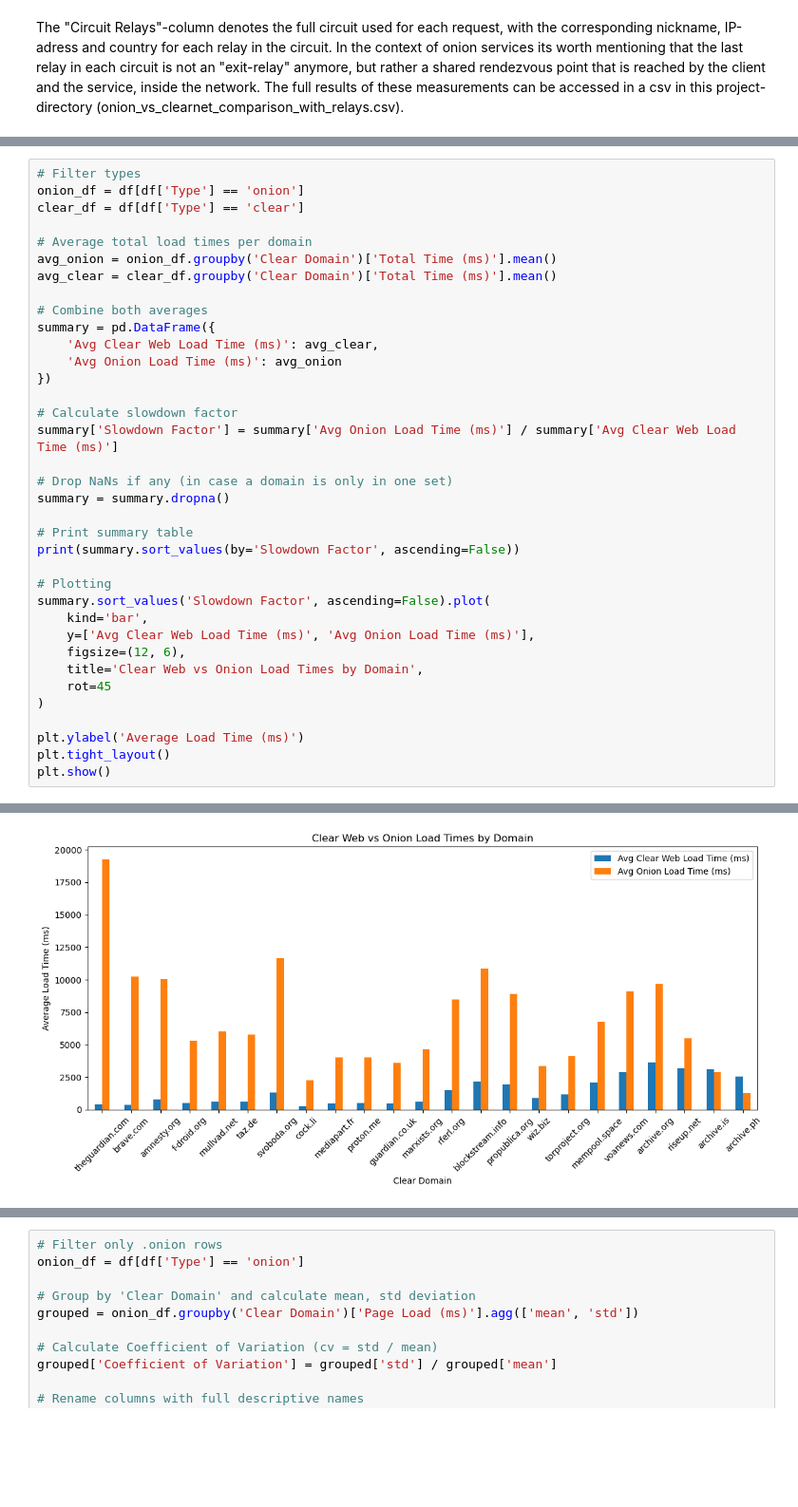
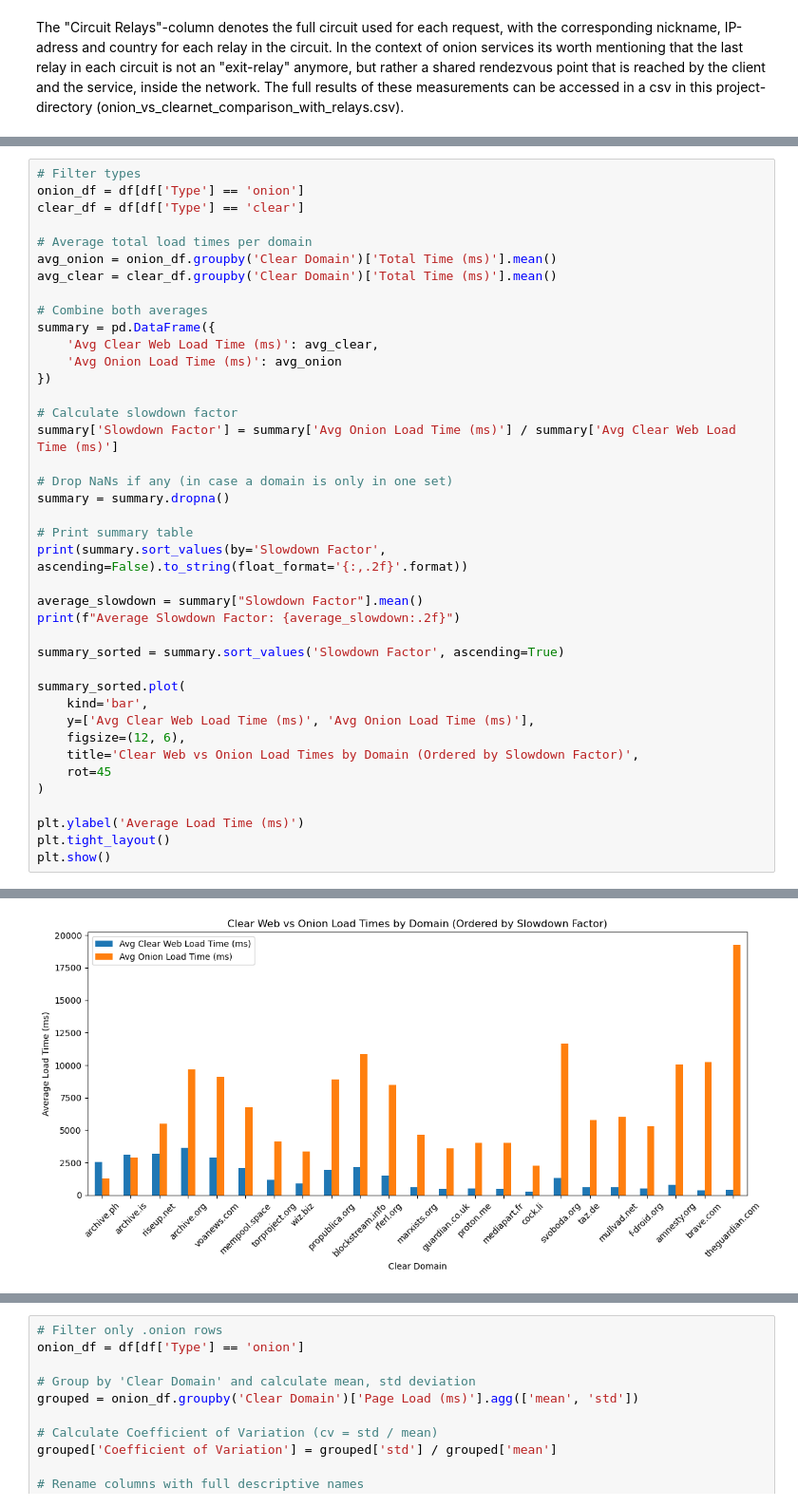
Before and after one commit to KatOTB/msi_tor_research, a Jupyter notebook: evaluation_and_report.ipynb, the cells around one changed output, grey strips where cells are left out. Shown at 95% size. Cells and saved outputs as stored; diff of their text form; blank space fills up the shorter version.

```diff
--- a/evaluation_and_report.ipynb
+++ b/evaluation_and_report.ipynb
@@ -396,14 +405,18 @@ summary['Slowdown Factor'] = summary['Avg Onion Load Time (ms)'] / summary['Avg
 summary = summary.dropna()
 
 # Print summary table
-print(summary.sort_values(by='Slowdown Factor', ascending=False))
+print(summary.sort_values(by='Slowdown Factor', ascending=False).to_string(float_format='{:,.2f}'.format))
 
-# Plotting
-summary.sort_values('Slowdown Factor', ascending=False).plot(
+average_slowdown = summary["Slowdown Factor"].mean()
+print(f"Average Slowdown Factor: {average_slowdown:.2f}")
+
+summary_sorted = summary.sort_values('Slowdown Factor', ascending=True)
+
+summary_sorted.plot(
     kind='bar',
     y=['Avg Clear Web Load Time (ms)', 'Avg Onion Load Time (ms)'],
     figsize=(12, 6),
-    title='Clear Web vs Onion Load Times by Domain',
+    title='Clear Web vs Onion Load Times by Domain (Ordered by Slowdown Factor)',
     rot=45
 )
 
@@ -431 +444 @@ archive.ph               0.497540
-[figure, old version]
+[figure, new version]
```
Also changed, not shown: parts of 21 cells of this notebook.
